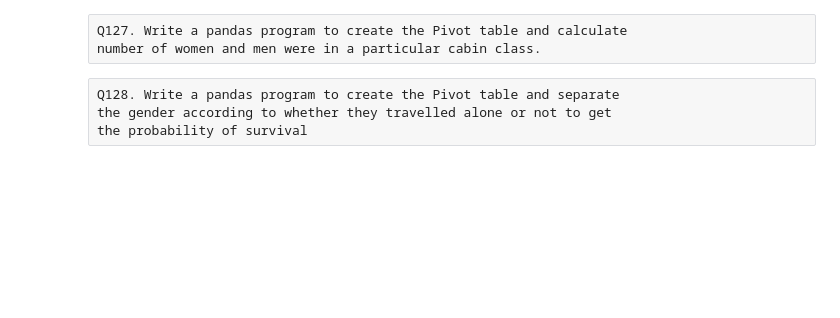
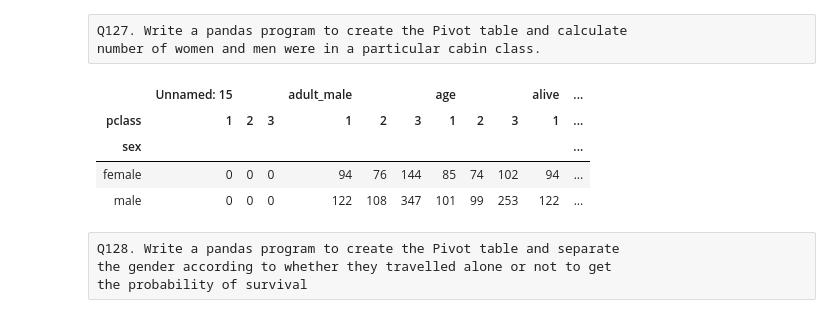
Before and after one commit to MukunthanML/ineuron_ml_assignments, a Jupyter notebook: Python_Subjective_Assignment.ipynb, the cells around one changed output. Saved outputs shown, nothing was run; the diff lists cells and outputs as text; code cells hidden in the pictures; blank space fills up the shorter version.

```diff
--- a/Python_Subjective_Assignment.ipynb
+++ b/Python_Subjective_Assignment.ipynb
@@ -3322,3 +3351,11 @@ classes.
 # %% [raw]
 Q127. Write a pandas program to create the Pivot table and calculate
 number of women and men were in a particular cabin class.
+# %%
+df.pivot_table(df, index=['sex'],columns=['pclass'], aggfunc= 'count')
+# %% [output]
+|  | Unnamed: 15 |  |  | adult_male |  |  | age |  |  | alive | ... |
+| pclass | 1 | 2 | 3 | 1 | 2 | 3 | 1 | 2 | 3 | 1 | ... |
+| sex |  |  |  |  |  |  |  |  |  |  | ... |
+| female | 0 | 0 | 0 | 94 | 76 | 144 | 85 | 74 | 102 | 94 | ... |
+| male | 0 | 0 | 0 | 122 | 108 | 347 | 101 | 99 | 253 | 122 | ... |
```
Also changed, not shown: parts of 32 cells of this notebook, 7 other files.
